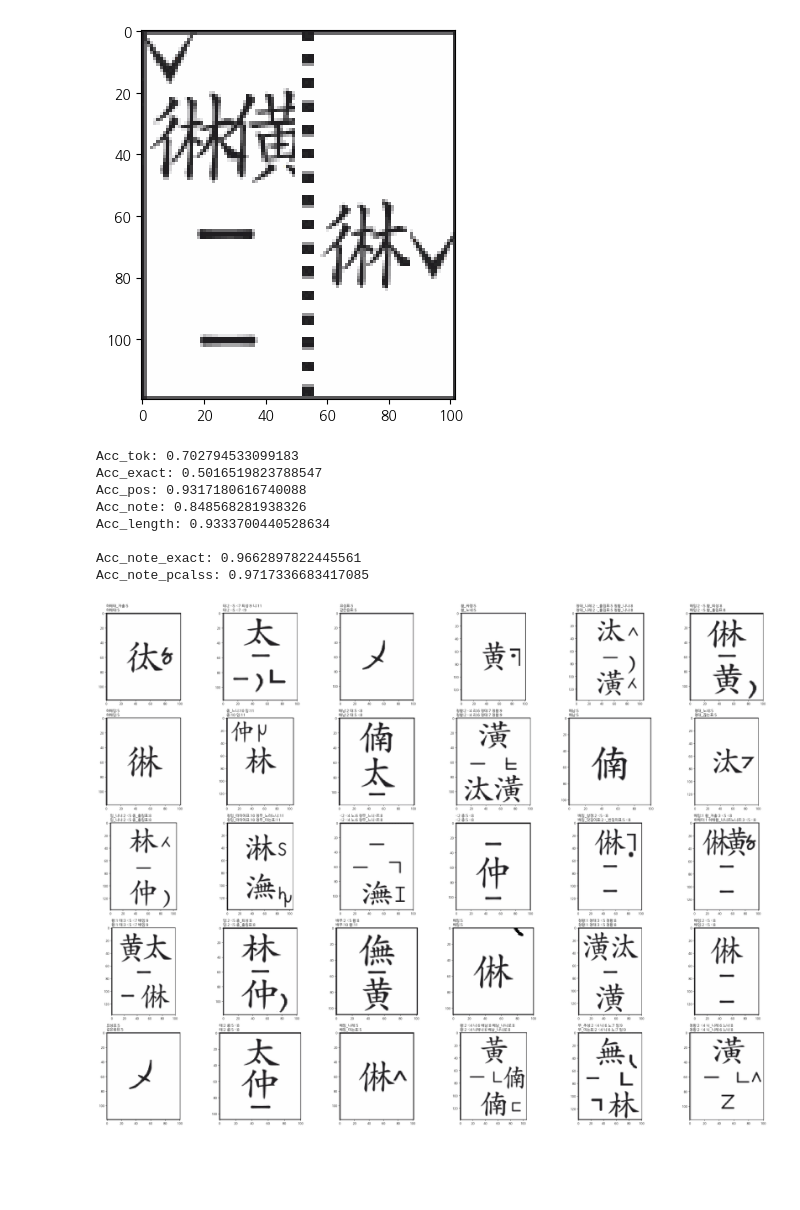
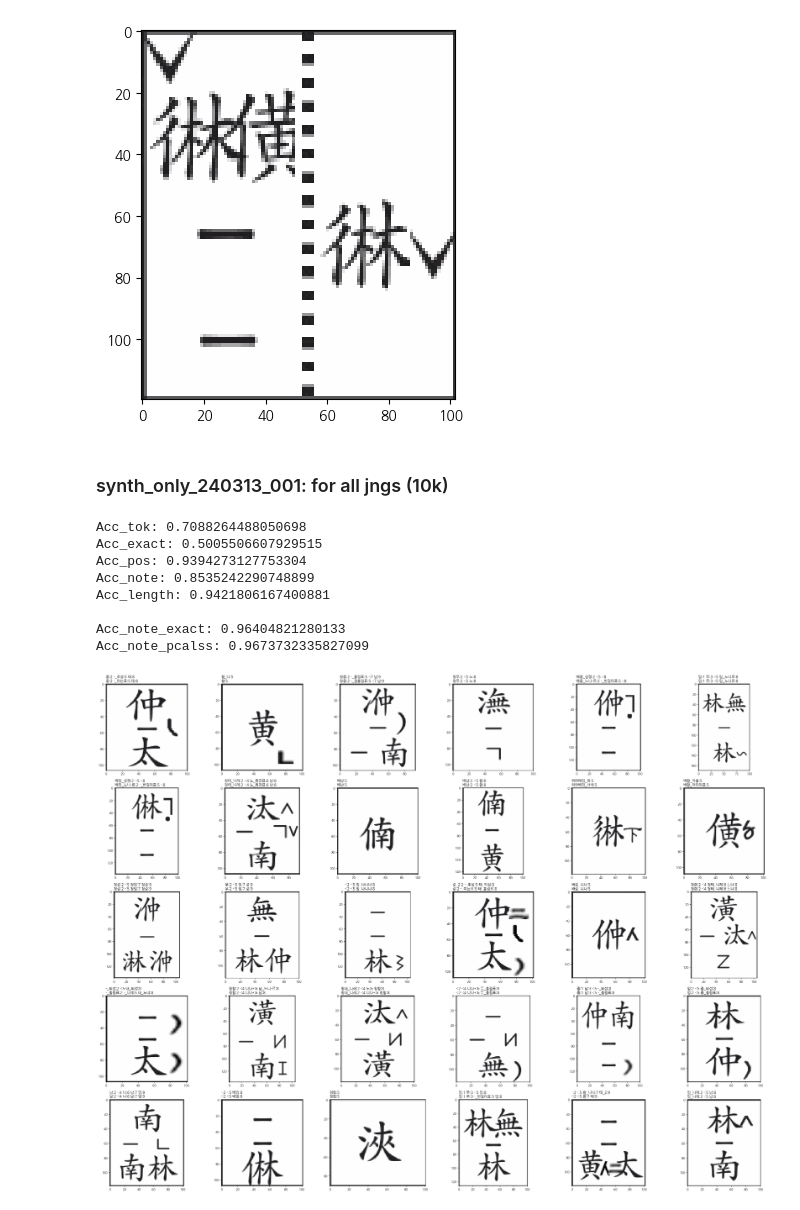
Before and after one commit to MALerLab/jeongganbo-omr, a Jupyter notebook: notebooks/synth_dataset_prep.ipynb, the cells around one changed output. Saved outputs shown, nothing was run; the diff lists cells and outputs as text; code cells hidden in the pictures; blank space fills up the shorter version.

```diff
--- a/notebooks/synth_dataset_prep.ipynb
+++ b/notebooks/synth_dataset_prep.ipynb
@@ -62,7 +62,7 @@ jng_label
 # %%
 jng_synth = JeongganSynthesizer(img_paths)
 
-label, img_w, img_h = jng_synth.generate_single_data()
+label, img_w, img_h, _ = jng_synth.generate_single_data()
 print(label)
 
 jng_img = jng_synth.generate_image_by_label(label, img_w, img_h)
@@ -179,0 +180,21 @@ fail_cnt
+# %%
+NUM_RECIPE = 2_000_000
+
+fail_cnt = 0
+
+with open(f'data/train/006_all_{int(time())}.csv', 'w', newline='', encoding='utf-8') as f:
+  writer = csv.writer(f)
+  writer.writerow(['label', 'width', 'height'])
+
+  for _ in tqdm(range(NUM_RECIPE)):
+
+    while True:
+      try:
+        label, width, height, _ = jng_synth.generate_single_data()
+        writer.writerow([label, width, height])
+        break
+
+      except:
+        fail_cnt += 1
+
+fail_cnt
@@ -182,14 +205,17 @@ fail_cnt
 # %%
 from time import time
 
-with open(f'data/train/004_daegeum_1709356499.csv', 'r') as train_f:
-  train_data = list( map(tuple, csv.reader(train_f)) )[1:]
+train_filename = '006_all_1710293115'
+valid_filename = '_'.join(train_filename.split('_')[:2])
+
+with open(f'data/train/{train_filename}.csv', 'r') as train_f:
+  train_data = set( list( map(tuple, csv.reader(train_f)) )[1:] )
 
 NUM_RECIPE = 1_000
 
 fail_cnt = 0
 
-with open(f'data/valid/004_daegeum_{int(time())}.csv', 'w', newline='', encoding='utf-8') as f:
+with open(f'data/valid/{valid_filename}_{int(time())}.csv', 'w', newline='', encoding='utf-8') as f:
   writer = csv.writer(f)
   writer.writerow(['label', 'width', 'height'])
 
@@ -197,7 +223,7 @@ with open(f'data/valid/004_daegeum_{int(time())}.csv', 'w', newline='', encoding
 
     while True:
       try:
-        label, width, height = jng_synth.generate_single_data()
+        label, width, height, _ = jng_synth.generate_single_data()
 
         if (label, width, height) in train_data:
           raise
@@ -806,11 +832,13 @@ with open('data/test/HL_temp_testset_all_filtered.csv') as f_a:
 with open(f'data/test/001_HL_all_{int(time())}.csv', 'w', newline='', encoding='utf-8') as f:
   writer = csv.writer(f)
   writer.writerows(sorted(test_a + test_d, key=lambda x: '_'.join([x[0].split('_')[1], x[0].split('_')[0], x[0].split('_')[2]])))
+# %% [markdown]
+### synth_only_240313_001: for all jngs (10k)
 # %%
 from omr_cnn import Inferencer
 
-test_data_filename = '001_HL_all_1709724418'
-model_weight_filename = 'synth_only_240302_001'
+test_data_filename = 'labels_from_ls_cleaned'
+model_weight_filename = 'synth_only_240313_001'
 
 test_img_path = Path('test/split_pngs/')
 
@@ -903,29 +931,35 @@ print()
 for item, cnt in zip(['note_exact', 'note_pcalss'], add_cnts):
   print(f'Acc_{item}: {cnt/length_match_token_cnt}')
 # %% [output]
-Acc_tok: 0.702794533099183
-Acc_exact: 0.5016519823788547
-Acc_pos: 0.9317180616740088
-Acc_note: 0.848568281938326
-Acc_length: 0.9333700440528634
+Acc_tok: 0.7088264488050698
+Acc_exact: 0.5005506607929515
+Acc_pos: 0.9394273127753304
+Acc_note: 0.8535242290748899
+Acc_length: 0.9421806167400881
 
-Acc_note_exact: 0.9662897822445561
-Acc_note_pcalss: 0.9717336683417085
+Acc_note_exact: 0.96404821280133
+Acc_note_pcalss: 0.9673732335827099
 # %%
 plt.figure(figsize=(40, 30))
 plt.rcParams.update({'font.family': 'NanumGothic'})
+
+model_weight_filename = 'synth_only_240313_001'
+
+with open(f'model/{model_weight_filename}_all_result.csv', 'r', newline='', encoding='utf-8') as f:
+  reader = csv.reader(f)
+  test_results = list(reader)[1:]
 
 idx = 1
 
 for _ in range(30):
   label, pred_label, filename = choice(test_results)
 
   img = cv2.imread(f'test/split_pngs/{filename}')
 
   plt.subplot(5, 6, idx)
   plt.imshow(img)
   plt.title(f'{label}\n{pred_label}', loc='left')
 
   idx += 1
 # %% [output]
-[figure, old version]
+[figure, new version]
```
Also changed, not shown: parts of 9 cells of this notebook, 5 other files.
